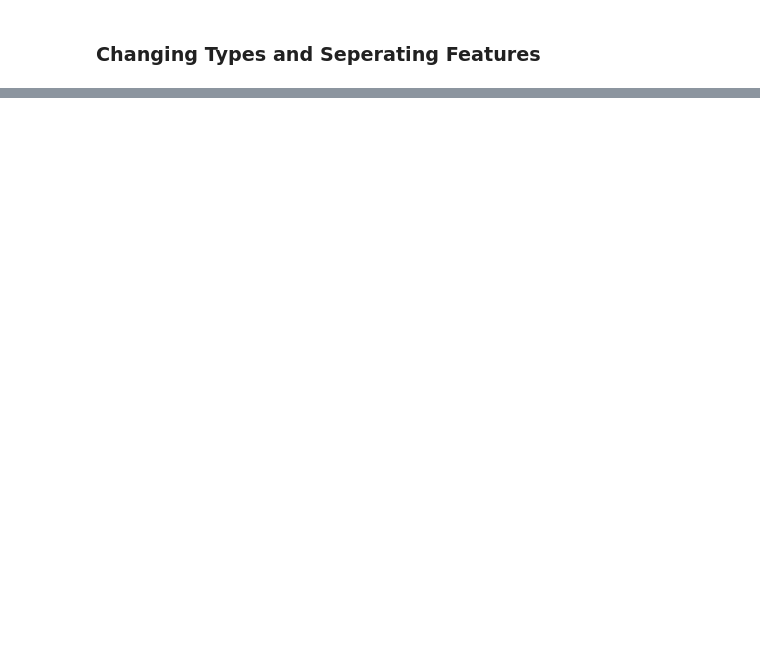
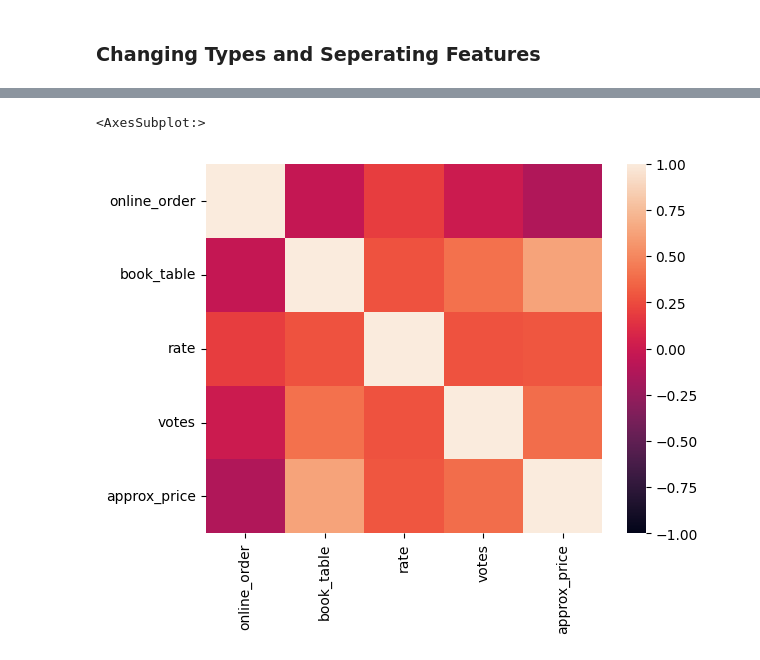
Before and after one commit to sahrudaysherla/Zomato-Rating-Prediction, a Jupyter notebook: Notebooks/EDA.ipynb, the cells around one changed output, grey strips where cells are left out. Cells and saved outputs as stored; diff of their text form; code cells hidden in the pictures; blank space fills up the shorter version.

```diff
--- a/Notebooks/EDA.ipynb
+++ b/Notebooks/EDA.ipynb
@@ -130,0 +125,5 @@ sns.pairplot(df)
+# %%
+correlations = df.corr(method='pearson')
+skew = df.skew()
+hist = df.hist(figsize=(10,10))
+hist
@@ -130,0 +149,5 @@ sns.pairplot(df)
+# %%
+sns.heatmap(correlations, vmin=-1, vmax=1)
+# %% [output]
+<AxesSubplot:>
+[figure, added]
```
Also changed, not shown: parts of 18 cells of this notebook.
